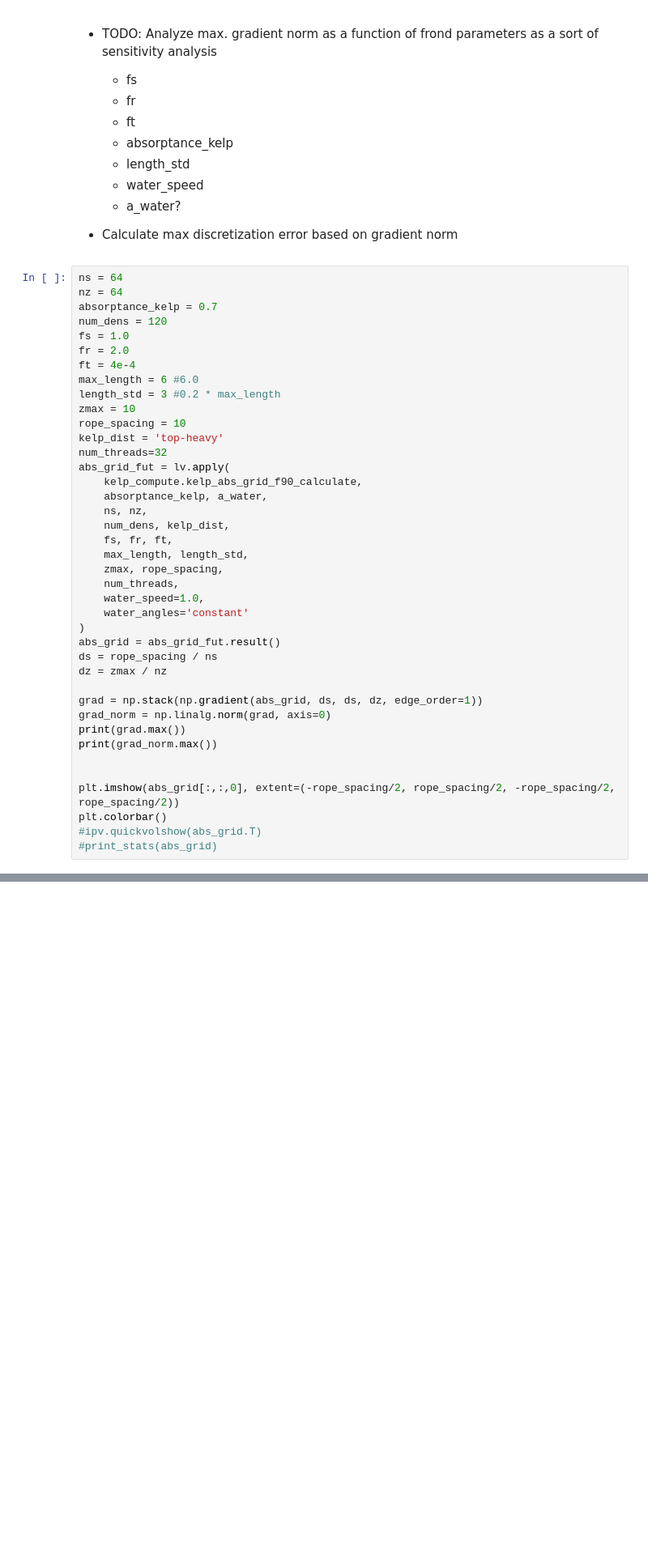
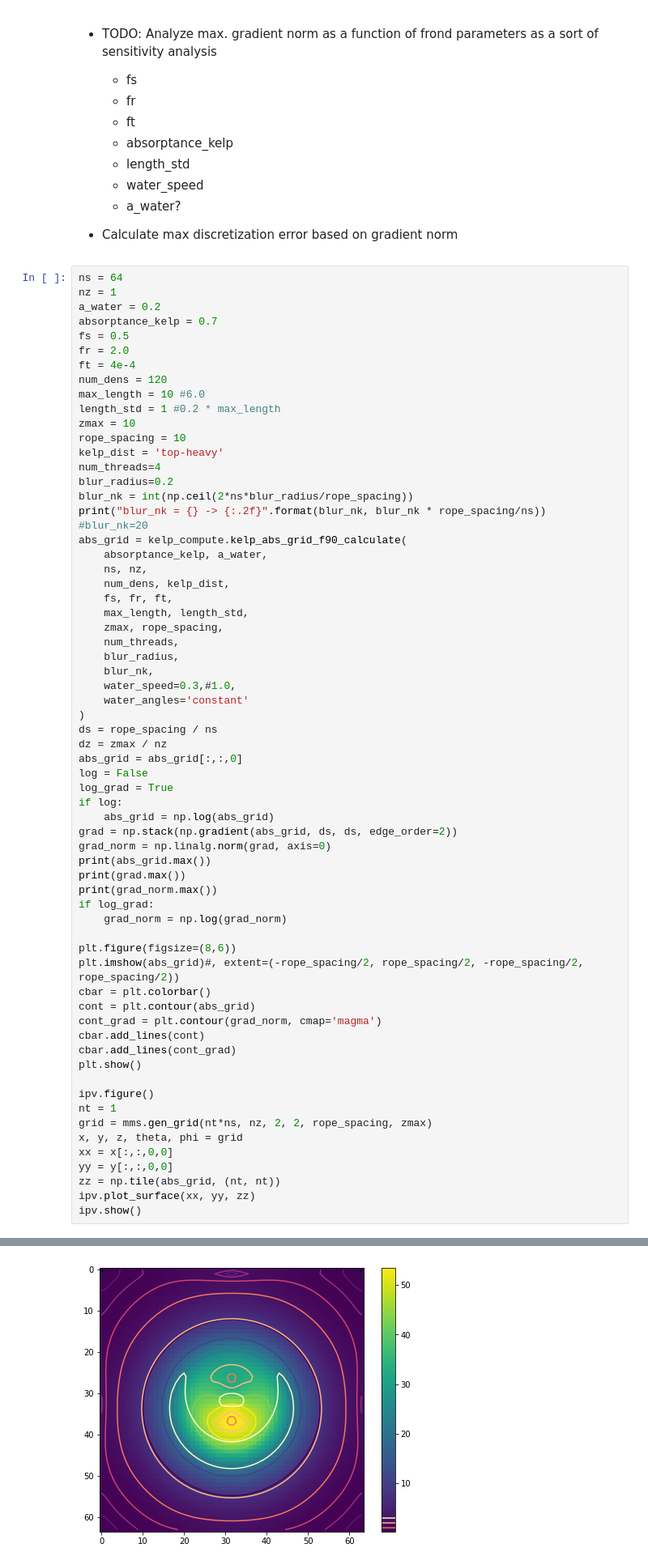
Before and after one commit to OliverEvans96/kelp, a Jupyter notebook: code/python/VerificationOfCalculations.ipynb, the cells around one changed output, grey strips where cells are left out. Shown: that part at 81% size. Saved outputs shown, nothing was run; the diff lists cells and outputs as text; blank space fills up the shorter version.

Commit message:
Add gaussian blur to kelp distribution

```diff
--- a/code/python/VerificationOfCalculations.ipynb
+++ b/code/python/VerificationOfCalculations.ipynb
@@ -800,20 +812,24 @@ sns.distplot(fd_df['ns'])
 - Calculate max discretization error based on gradient norm
 # %%
 ns = 64
-nz = 64
+nz = 1
+a_water = 0.2
 absorptance_kelp = 0.7
-num_dens = 120
-fs = 1.0
+fs = 0.5
 fr = 2.0
 ft = 4e-4
-max_length = 6 #6.0
-length_std = 3 #0.2 * max_length
+num_dens = 120
+max_length = 10 #6.0
+length_std = 1 #0.2 * max_length
 zmax = 10
 rope_spacing = 10
 kelp_dist = 'top-heavy'
-num_threads=32
-abs_grid_fut = lv.apply(
-    kelp_compute.kelp_abs_grid_f90_calculate,
+num_threads=4
+blur_radius=0.2
+blur_nk = int(np.ceil(2*ns*blur_radius/rope_spacing))
+print("blur_nk = {} -> {:.2f}".format(blur_nk, blur_nk * rope_spacing/ns))
+#blur_nk=20
+abs_grid = kelp_compute.kelp_abs_grid_f90_calculate(
     absorptance_kelp, a_water,
     ns, nz,
     num_dens, kelp_dist,
@@ -821,21 +837,42 @@ abs_grid_fut = lv.apply(
     max_length, length_std,
     zmax, rope_spacing,
     num_threads,
-    water_speed=1.0,
+    blur_radius,
+    blur_nk,
+    water_speed=0.3,#1.0,
     water_angles='constant'
 )
-abs_grid = abs_grid_fut.result()
 ds = rope_spacing / ns
 dz = zmax / nz
-
-grad = np.stack(np.gradient(abs_grid, ds, ds, dz, edge_order=1))
+abs_grid = abs_grid[:,:,0]
+log = False
+log_grad = True
+if log:
+    abs_grid = np.log(abs_grid)
+grad = np.stack(np.gradient(abs_grid, ds, ds, edge_order=2))
 grad_norm = np.linalg.norm(grad, axis=0)
+print(abs_grid.max())
 print(grad.max())
 print(grad_norm.max())
+if log_grad:
+    grad_norm = np.log(grad_norm)
 
+plt.figure(figsize=(8,6))
+plt.imshow(abs_grid)#, extent=(-rope_spacing/2, rope_spacing/2, -rope_spacing/2, rope_spacing/2))
+cbar = plt.colorbar()
+cont = plt.contour(abs_grid)
+cont_grad = plt.contour(grad_norm, cmap='magma')
+cbar.add_lines(cont)
+cbar.add_lines(cont_grad)
+plt.show()
 
-plt.imshow(abs_grid[:,:,0], extent=(-rope_spacing/2, rope_spacing/2, -rope_spacing/2, rope_spacing/2))
-plt.colorbar()
-#ipv.quickvolshow(abs_grid.T)
-#print_stats(abs_grid)
+ipv.figure()
+nt = 1
+grid = mms.gen_grid(nt*ns, nz, 2, 2, rope_spacing, zmax)
+x, y, z, theta, phi = grid
+xx = x[:,:,0,0]
+yy = y[:,:,0,0]
+zz = np.tile(abs_grid, (nt, nt))
+ipv.plot_surface(xx, yy, zz)
+ipv.show()
 # %% [output]
@@ -843,0 +885 @@ plt.colorbar()
+[figure, new version]
```
Also changed, not shown: parts of 16 cells of this notebook, 4 other files.
